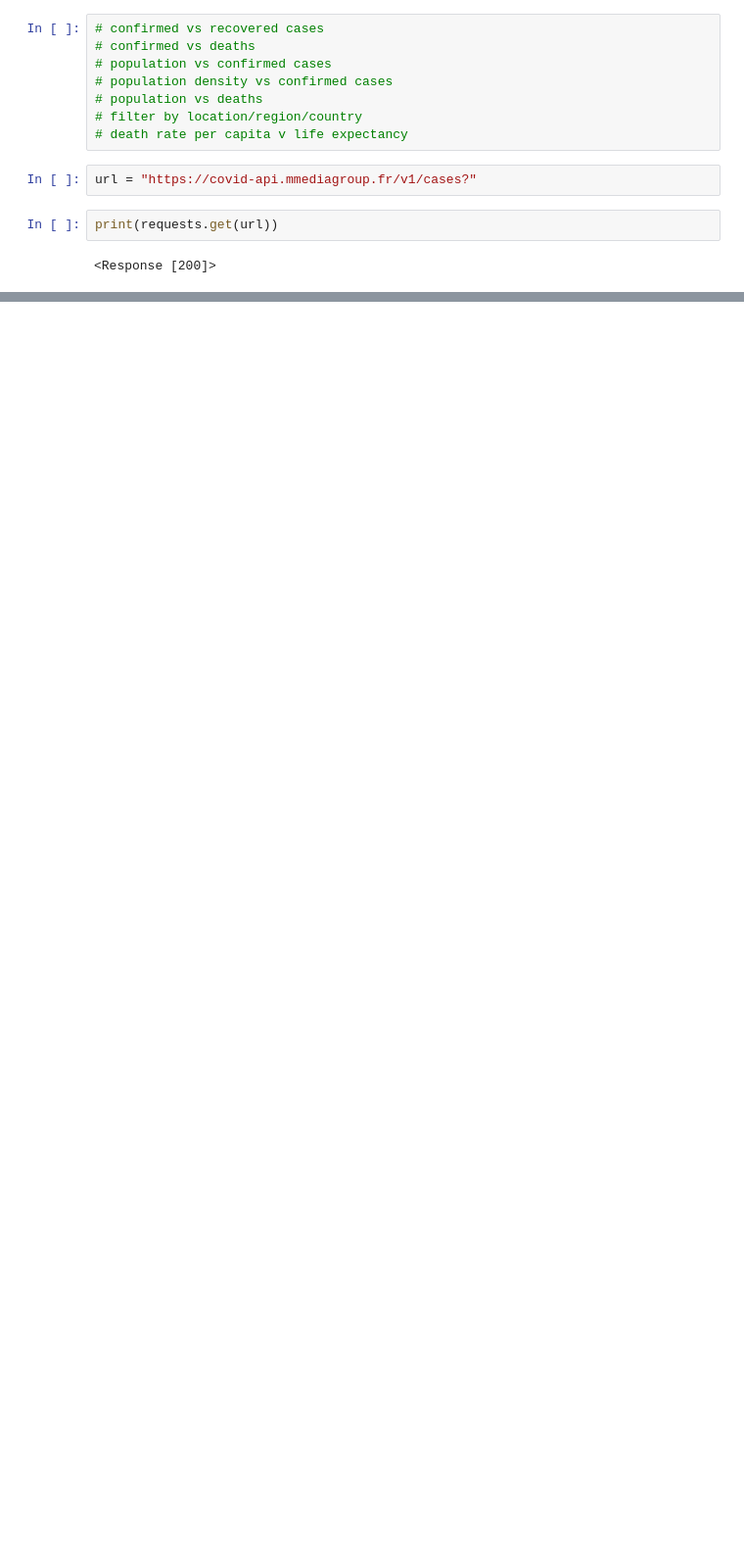
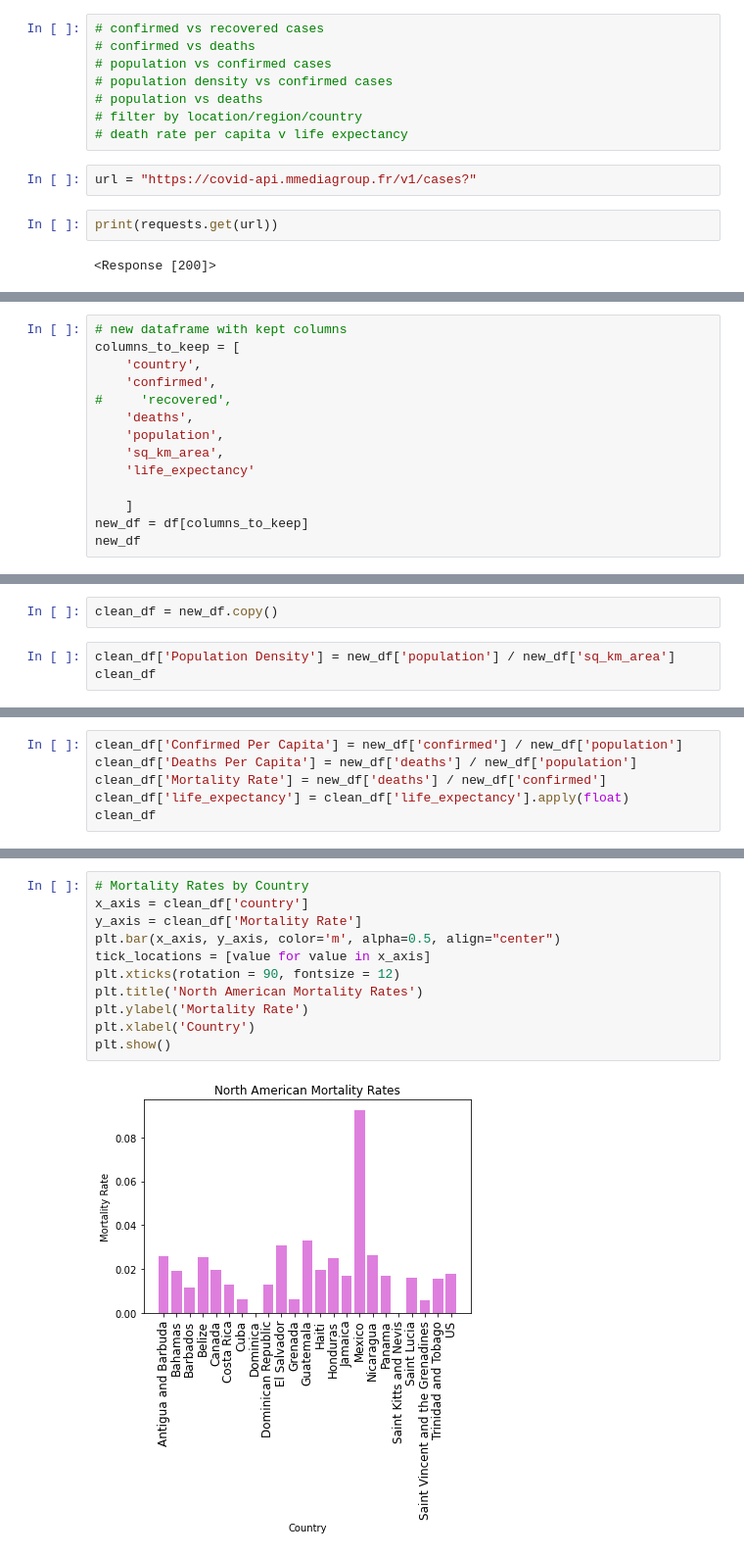
Before and after one commit to grantbot/Project-1, a Jupyter notebook: m-media-api-test.ipynb, the cells around one changed output, grey strips where cells are left out. Shown at 98% size. Saved outputs shown, nothing was run; the diff lists cells and outputs as text; blank space fills up the shorter version.

Commit message:
m-media-api test plotting work 5-1-21

```diff
--- a/m-media-api-test.ipynb
+++ b/m-media-api-test.ipynb
@@ -128,0 +140,14 @@ df.head()
+# %%
+# new dataframe with kept columns
+columns_to_keep = [
+    'country',
+    'confirmed',
+#     'recovered',
+    'deaths',
+    'population',
+    'sq_km_area',
+    'life_expectancy'
+
+    ]
+new_df = df[columns_to_keep]
+new_df
@@ -128,0 +188,5 @@ df.head()
+# %%
+clean_df = new_df.copy()
+# %%
+clean_df['Population Density'] = new_df['population'] / new_df['sq_km_area']
+clean_df
@@ -128,0 +223,6 @@ df.head()
+# %%
+clean_df['Confirmed Per Capita'] = new_df['confirmed'] / new_df['population']
+clean_df['Deaths Per Capita'] = new_df['deaths'] / new_df['population']
+clean_df['Mortality Rate'] = new_df['deaths'] / new_df['confirmed']
+clean_df['life_expectancy'] = clean_df['life_expectancy'].apply(float)
+clean_df
@@ -128,0 +247,13 @@ df.head()
+# %%
+# Mortality Rates by Country
+x_axis = clean_df['country']
+y_axis = clean_df['Mortality Rate']
+plt.bar(x_axis, y_axis, color='m', alpha=0.5, align="center")
+tick_locations = [value for value in x_axis]
+plt.xticks(rotation = 90, fontsize = 12)
+plt.title('North American Mortality Rates')
+plt.ylabel('Mortality Rate')
+plt.xlabel('Country')
+plt.show()
+# %% [output]
+[figure, added]
```
Also changed, not shown: parts of 17 cells of this notebook, 1 other file.
